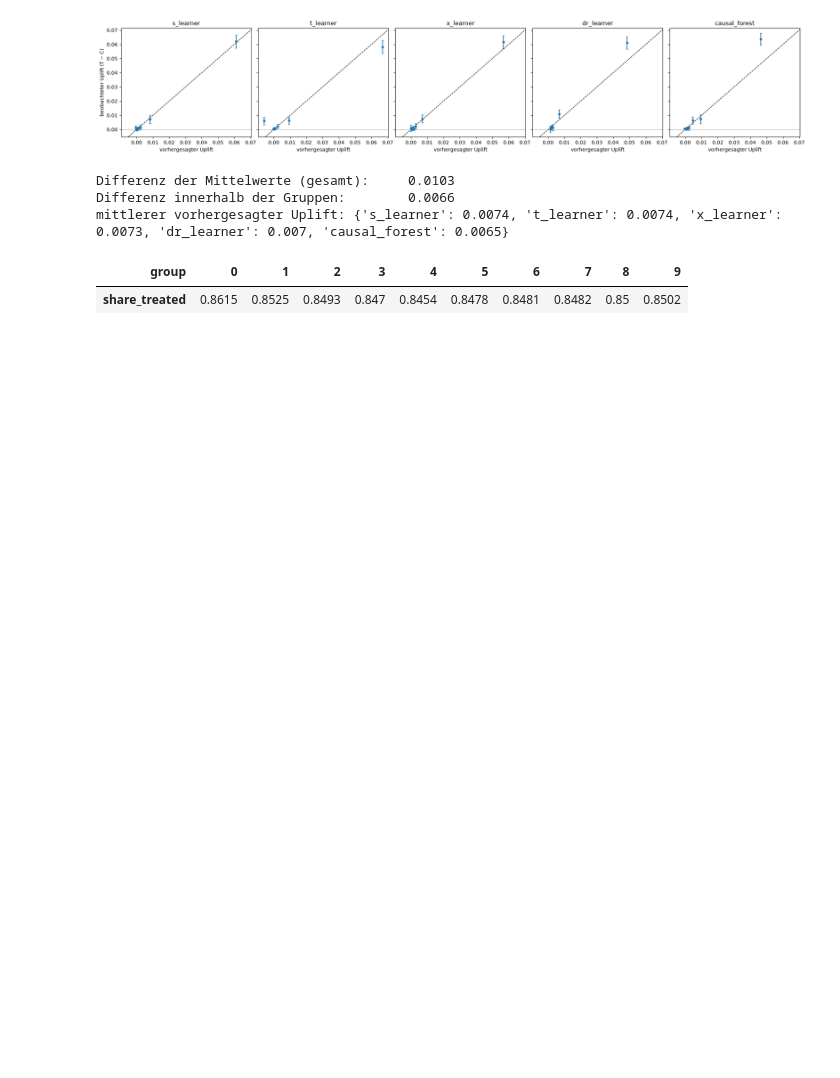
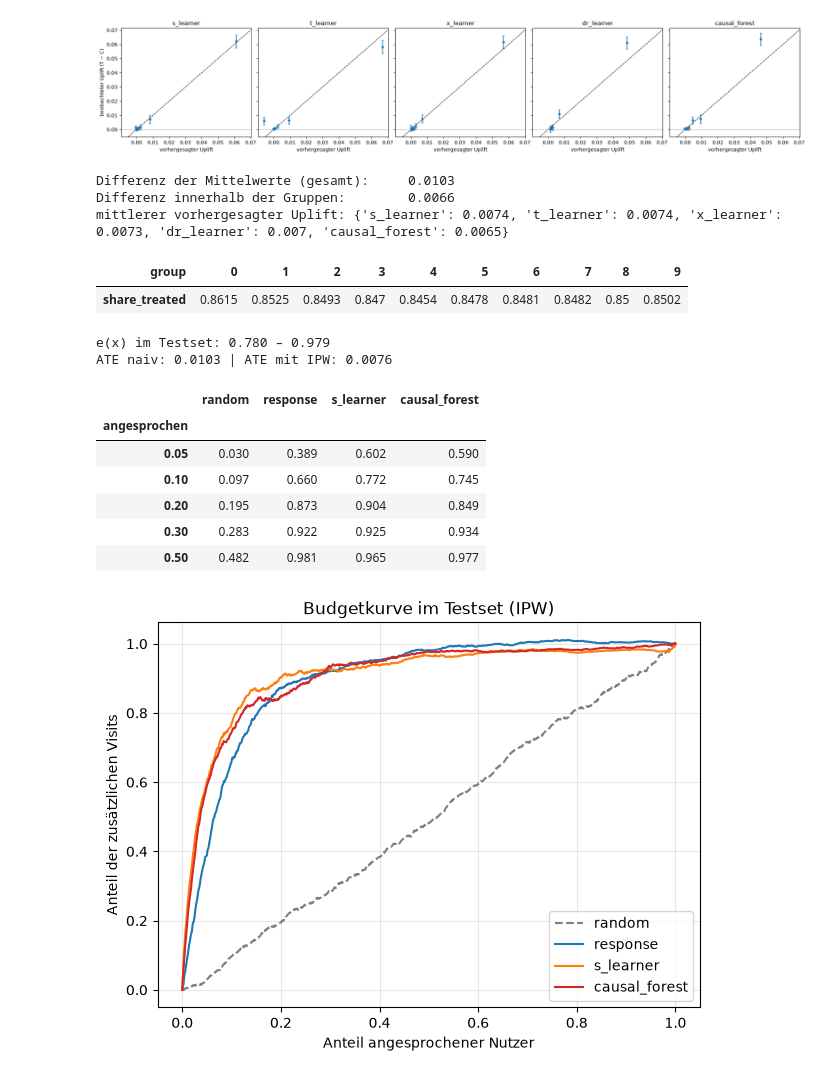
Before and after one commit to ZhengNetLab/uplift-modeling, a Jupyter notebook: notebooks/04_evaluation_policy.ipynb, the cells around one changed output. Drawn from its saved outputs; the diff is of its cells as text; code cells hidden in the pictures; blank space fills up the shorter version.

Commit message:
update_notebook4-5

```diff
--- a/notebooks/04_evaluation_policy.ipynb
+++ b/notebooks/04_evaluation_policy.ipynb
@@ -169,3 +167,56 @@ mittlerer vorhergesagter Uplift: {'s_learner': 0.0074, 't_learner': 0.0074, 'x_l
 # %%
 ci.to_csv("../reports/qini_bootstrap.csv")
 pd.concat(calib, names=["model", "group"]).to_csv("../reports/calibration.csv")
+# %%
+# Tag 12: Ausspielungsregel und Budget
+# Für Geldbeträge braucht es unverzerrte absolute Effekte. Der Treatment-Anteil schwankt leicht mit den
+# Merkmalen (siehe oben) → Propensity Score e(x) schätzen und Beobachtungen invers gewichten (IPW)
+from lightgbm import LGBMClassifier
+from uplift.models import LGB_PARAMS
+from uplift.policy import incremental_curve, incremental_visits
+
+FEATURES = [f"f{i}" for i in range(12)]
+feat = pd.read_parquet(DATA / "criteo_uplift_v2.1.parquet", columns=FEATURES + ["treatment"])
+# gleiche Einstellungen wie in Notebook 03; 68 Bäume = dortiges Early-Stopping-Ergebnis
+prop = LGBMClassifier(**{**LGB_PARAMS, "n_estimators": 68})
+prop.fit(feat.loc[split == 0, FEATURES], feat.loc[split == 0, "treatment"])
+e_te = prop.predict_proba(feat.loc[split == 2, FEATURES])[:, 1]
+del feat
+
+N_TE = len(y_te)
+everyone = np.ones(N_TE, dtype=bool)
+print(f"e(x) im Testset: {e_te.min():.3f} – {e_te.max():.3f}")
+print(f"ATE naiv: {ate_naive:.4f} | ATE mit IPW: {incremental_visits(y_te, w_te, e_te, everyone) / N_TE:.4f}")
+# %% [output]
+e(x) im Testset: 0.780 – 0.979
+ATE naiv: 0.0103 | ATE mit IPW: 0.0076
+# %%
+# Budgetkurve: Welcher Anteil der zusätzlichen Visits bleibt, wenn nur die Top-k angesprochen werden?
+# 100 % = alle ansprechen
+curves = {m: incremental_curve(y_te, w_te, preds[m], e_te)
+          for m in ["random", "response", "s_learner", "causal_forest"]}
+total = curves["s_learner"]["incremental"].iloc[-1]   # bei 100 % für alle Modelle gleich
+COLORS = {"random": "grey", "response": "C0", "s_learner": "C1", "causal_forest": "C3"}   # wie in der Qini-Grafik
+
+fig, ax = plt.subplots(figsize=(7, 5))
+for m, c in curves.items():
+    ax.plot(c["share"], c["incremental"] / total, label=m, color=COLORS[m], ls="--" if m == "random" else "-")
+ax.set_xlabel("Anteil angesprochener Nutzer")
+ax.set_ylabel("Anteil der zusätzlichen Visits")
+ax.set_title("Budgetkurve im Testset (IPW)")
+ax.grid(alpha=0.3)
+ax.legend()
+fig.savefig(FIG / "budget_curve.png", dpi=120, bbox_inches="tight")
+
+at = [0.05, 0.1, 0.2, 0.3, 0.5]
+pd.DataFrame({m: np.interp(at, c["share"], c["incremental"] / total) for m, c in curves.items()},
+             index=pd.Index(at, name="angesprochen")).round(3)
+# %% [output]
+|  | random | response | s_learner | causal_forest |
+| angesprochen |  |  |  |  |
+| 0.05 | 0.030 | 0.389 | 0.602 | 0.590 |
+| 0.10 | 0.097 | 0.660 | 0.772 | 0.745 |
+| 0.20 | 0.195 | 0.873 | 0.904 | 0.849 |
+| 0.30 | 0.283 | 0.922 | 0.925 | 0.934 |
+| 0.50 | 0.482 | 0.981 | 0.965 | 0.977 |
+[figure, added]
```
Also changed, not shown: parts of 5 cells of this notebook, 16 other files.
